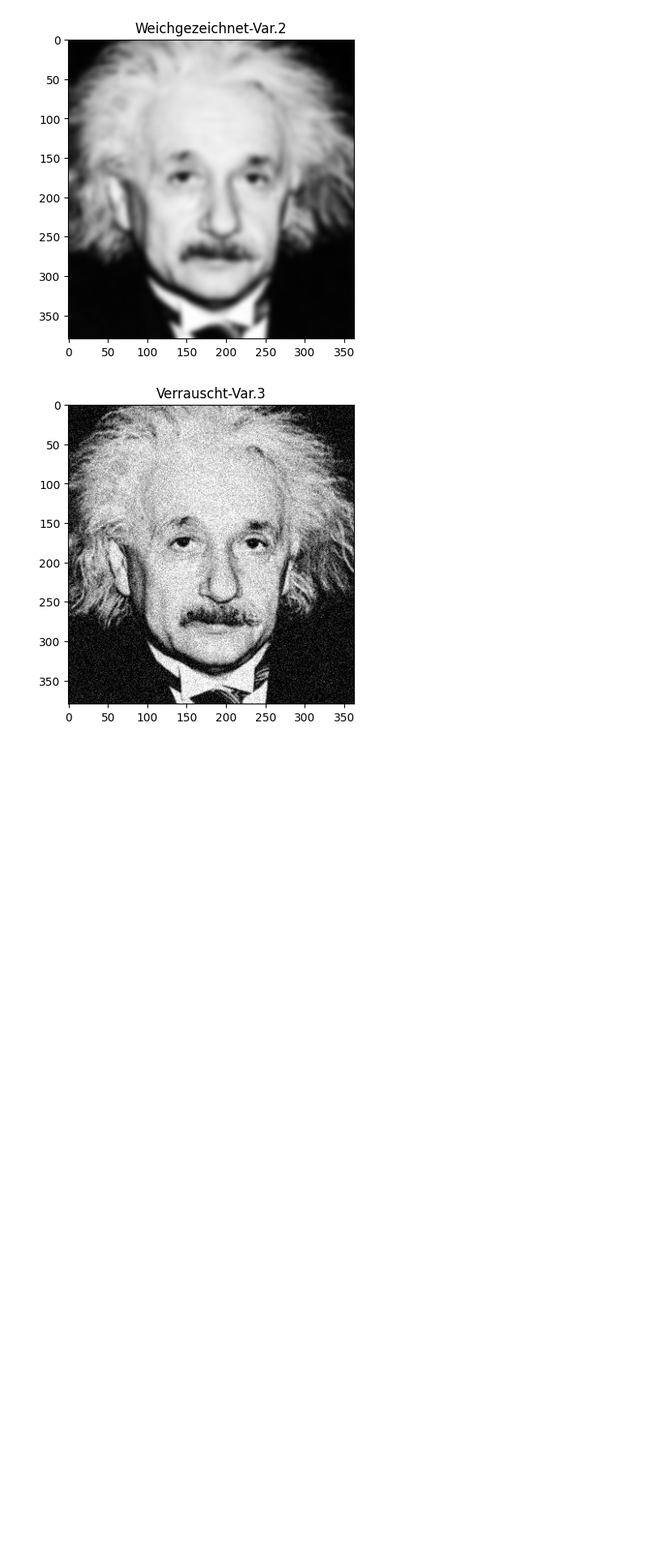
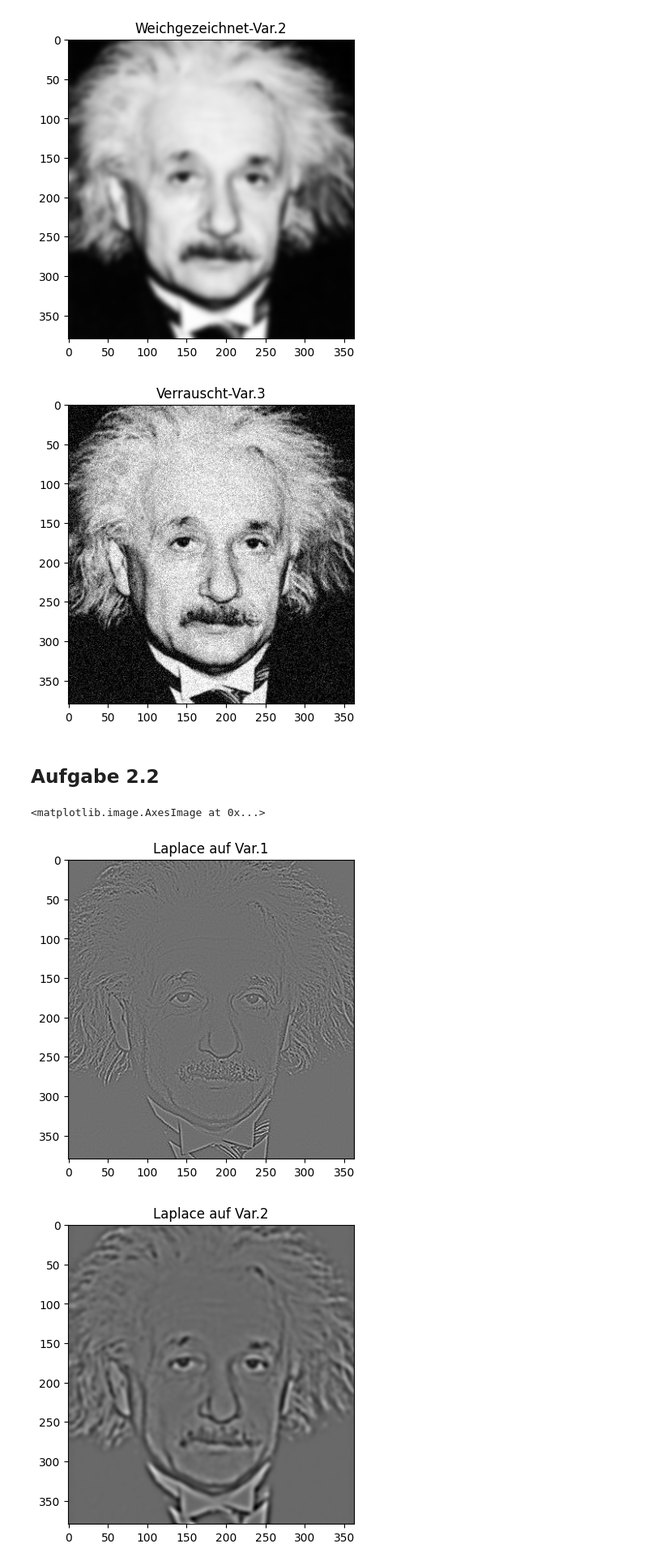
Before and after one commit to Mynna/bv23-wk04, a Jupyter notebook: Blatt09_Aufg02.ipynb, the cells around one changed output. Shown at 81% size. Drawn from its saved outputs; the diff is of its cells as text; code cells hidden in the pictures; blank space fills up the shorter version.

```diff
--- a/Blatt09_Aufg02.ipynb
+++ b/Blatt09_Aufg02.ipynb
@@ -30,3 +30,26 @@ plt.imshow(noisyImg,cmap='gray')
 [figure]
 [figure]
 [figure]
+# %% [markdown]
+## Aufgabe 2.2
+# %%
+laplaceImg=laplace(img)
+laplaceSmoothing=laplace(smoothingImg)
+laplaceNoisy=laplace(noisyImg)
+
+plt.figure(4)
+plt.title('Laplace auf Var.1')
+plt.imshow(laplaceImg,cmap='gray')
+
+plt.figure(5)
+plt.title('Laplace auf Var.2')
+plt.imshow(laplaceSmoothing,cmap='gray')
+
+
+plt.figure(6)
+plt.title('Laplace auf Var.3')
+plt.imshow(laplaceNoisy,cmap='gray')
+# %% [output]
+<matplotlib.image.AxesImage at 0x...>
+[figure, added]
+[figure, added]
```
Also changed, not shown: parts of 2 cells of this notebook.
